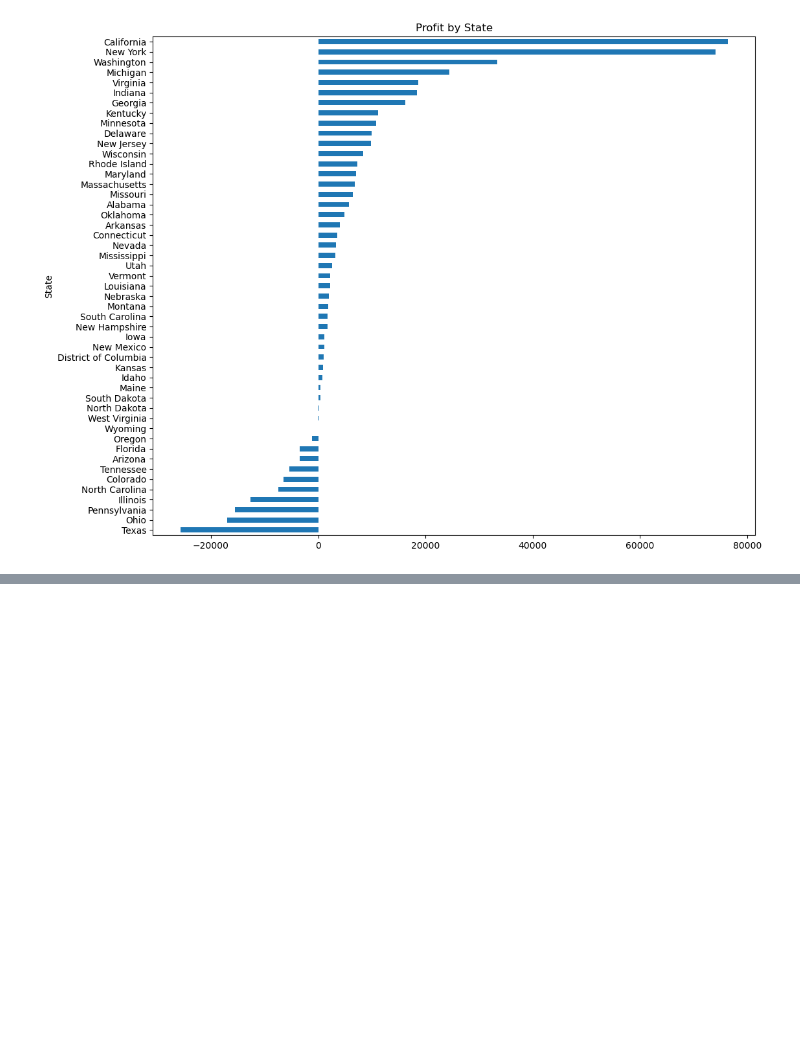
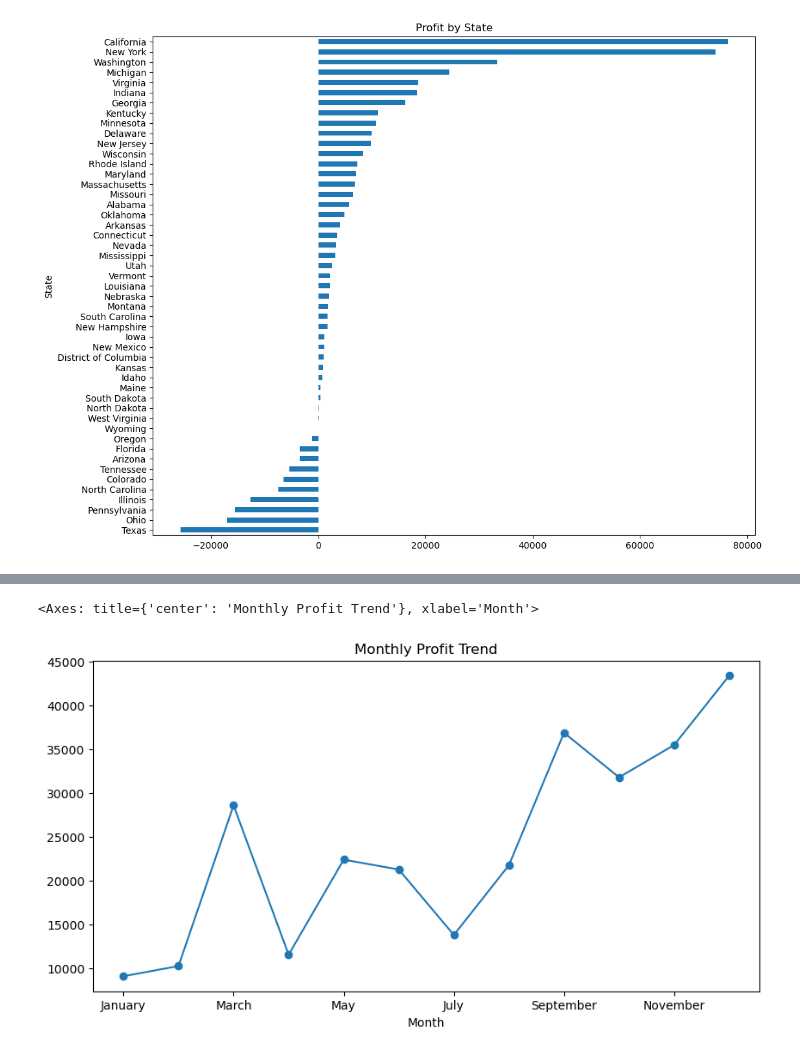
Before and after one commit to nikhilkanbarkar/data-science-and-machine-learning, a Jupyter notebook: Projects/SalesAnalysis/Notebook.ipynb, the cells around one changed output, grey strips where cells are left out. Cells and saved outputs as stored; diff of their text form; code cells hidden in the pictures; blank space fills up the shorter version.

```diff
--- a/Projects/SalesAnalysis/Notebook.ipynb
+++ b/Projects/SalesAnalysis/Notebook.ipynb
@@ -1080,0 +1241,8 @@ state_profit.sort_values().plot(
+# %%
+monthly_profit = (
+    sales_df.groupby("Month")["Profit"]
+            .sum()
+            .reindex(month_order)
+)
+
+print(monthly_profit)
@@ -1080,0 +1345,10 @@ state_profit.sort_values().plot(
+# %%
+monthly_profit.plot(
+    kind="line",
+    figsize=(10,5),
+    marker="o",
+    title="Monthly Profit Trend"
+)
+# %% [output]
+<Axes: title={'center': 'Monthly Profit Trend'}, xlabel='Month'>
+[figure, added]
```
Also changed, not shown: parts of 23 cells of this notebook.
